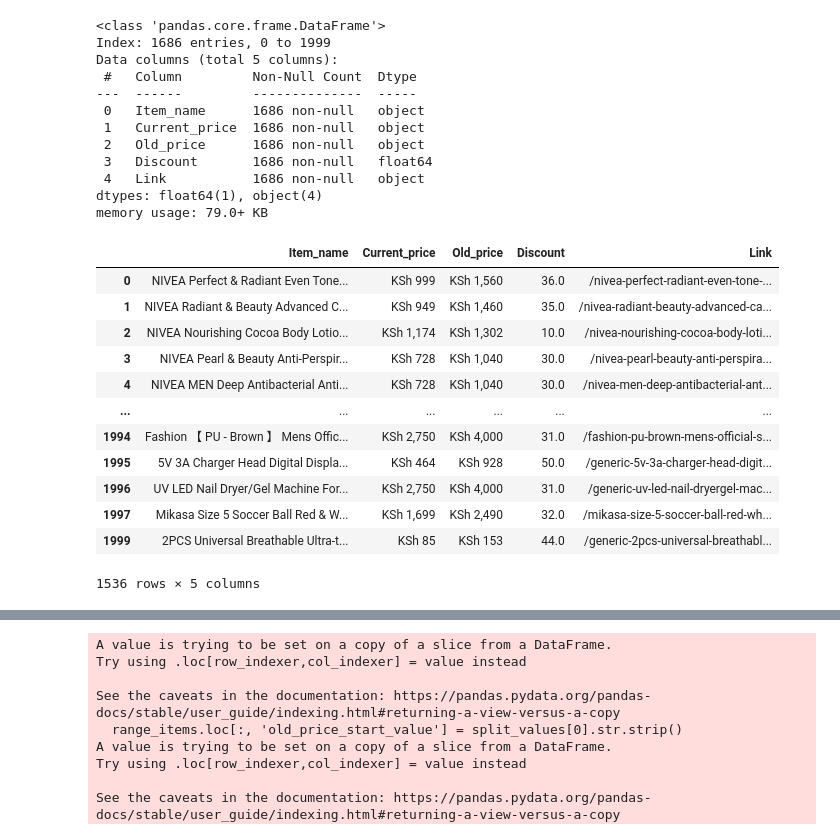
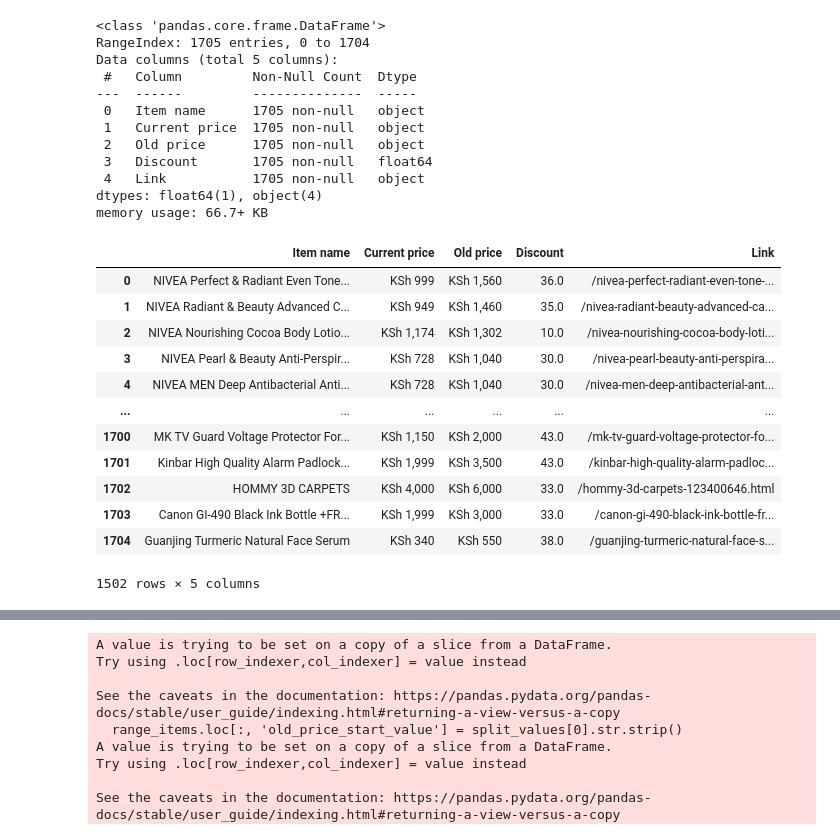
Before and after one commit to warren-bit/jumia_project, a Jupyter notebook: scraping_jumia.ipynb, the cells around one changed output, grey strips where cells are left out. Cells and saved outputs as stored; diff of their text form; code cells hidden in the pictures.

```diff
--- a/scraping_jumia.ipynb
+++ b/scraping_jumia.ipynb
@@ -63,37 +38,37 @@ def change_disc_col(df):
     df['Discount'] = df['Discount'].astype(float)
     return df.info()
 
-change_disc_col(items_df)
+change_disc_col(product_data)
 # %% [output]
 <class 'pandas.core.frame.DataFrame'>
-Index: 1686 entries, 0 to 1999
+RangeIndex: 1705 entries, 0 to 1704
 Data columns (total 5 columns):
  #   Column         Non-Null Count  Dtype
 ---  ------         --------------  -----
- 0   Item_name      1686 non-null   object
- 1   Current_price  1686 non-null   object
- 2   Old_price      1686 non-null   object
- 3   Discount       1686 non-null   float64
- 4   Link           1686 non-null   object
+ 0   Item name      1705 non-null   object
+ 1   Current price  1705 non-null   object
+ 2   Old price      1705 non-null   object
+ 3   Discount       1705 non-null   float64
+ 4   Link           1705 non-null   object
 dtypes: float64(1), object(4)
-memory usage: 79.0+ KB
+memory usage: 66.7+ KB
 # %%
 # filtering out prices that have a range
-range_items = items_df[items_df['Current_price'].str.contains('-') | items_df['Old_price'].str.contains('-')]
+ranged_items = product_data[product_data['Current price'].str.contains('-') | product_data['Old price'].str.contains('-')]
 # removing the rows from the original dataset
-new_items_df = items_df.drop(range_items.index)
+new_items_df = product_data.drop(ranged_items.index)
 new_items_df
 # %% [output]
-|  | Item_name | Current_price | Old_price | Discount | Link |
+|  | Item name | Current price | Old price | Discount | Link |
 | 0 | NIVEA Perfect & Radiant Even Tone... | KSh 999 | KSh 1,560 | 36.0 | /nivea-perfect-radiant-even-tone-... |
 | 1 | NIVEA Radiant & Beauty Advanced C... | KSh 949 | KSh 1,460 | 35.0 | /nivea-radiant-beauty-advanced-ca... |
 | 2 | NIVEA Nourishing Cocoa Body Lotio... | KSh 1,174 | KSh 1,302 | 10.0 | /nivea-nourishing-cocoa-body-loti... |
 | 3 | NIVEA Pearl & Beauty Anti-Perspir... | KSh 728 | KSh 1,040 | 30.0 | /nivea-pearl-beauty-anti-perspira... |
 | 4 | NIVEA MEN Deep Antibacterial Anti... | KSh 728 | KSh 1,040 | 30.0 | /nivea-men-deep-antibacterial-ant... |
 | ... | ... | ... | ... | ... | ... |
-| 1994 | Fashion 【 PU - Brown 】 Mens Offic... | KSh 2,750 | KSh 4,000 | 31.0 | /fashion-pu-brown-mens-official-s... |
-| 1995 | 5V 3A Charger Head Digital Displa... | KSh 464 | KSh 928 | 50.0 | /generic-5v-3a-charger-head-digit... |
-| 1996 | UV LED Nail Dryer/Gel Machine For... | KSh 2,750 | KSh 4,000 | 31.0 | /generic-uv-led-nail-dryergel-mac... |
-| 1997 | Mikasa Size 5 Soccer Ball Red & W... | KSh 1,699 | KSh 2,490 | 32.0 | /mikasa-size-5-soccer-ball-red-wh... |
-| 1999 | 2PCS Universal Breathable Ultra-t... | KSh 85 | KSh 153 | 44.0 | /generic-2pcs-universal-breathabl... |
+| 1700 | MK TV Guard Voltage Protector For... | KSh 1,150 | KSh 2,000 | 43.0 | /mk-tv-guard-voltage-protector-fo... |
+| 1701 | Kinbar High Quality Alarm Padlock... | KSh 1,999 | KSh 3,500 | 43.0 | /kinbar-high-quality-alarm-padloc... |
+| 1702 | HOMMY 3D CARPETS | KSh 4,000 | KSh 6,000 | 33.0 | /hommy-3d-carpets-123400646.html |
+| 1703 | Canon GI-490 Black Ink Bottle +FR... | KSh 1,999 | KSh 3,000 | 33.0 | /canon-gi-490-black-ink-bottle-fr... |
+| 1704 | Guanjing Turmeric Natural Face Serum | KSh 340 | KSh 550 | 38.0 | /guanjing-turmeric-natural-face-s... |
-1536 rows × 5 columns
+1502 rows × 5 columns
```
Also changed, not shown: parts of 8 cells of this notebook.
